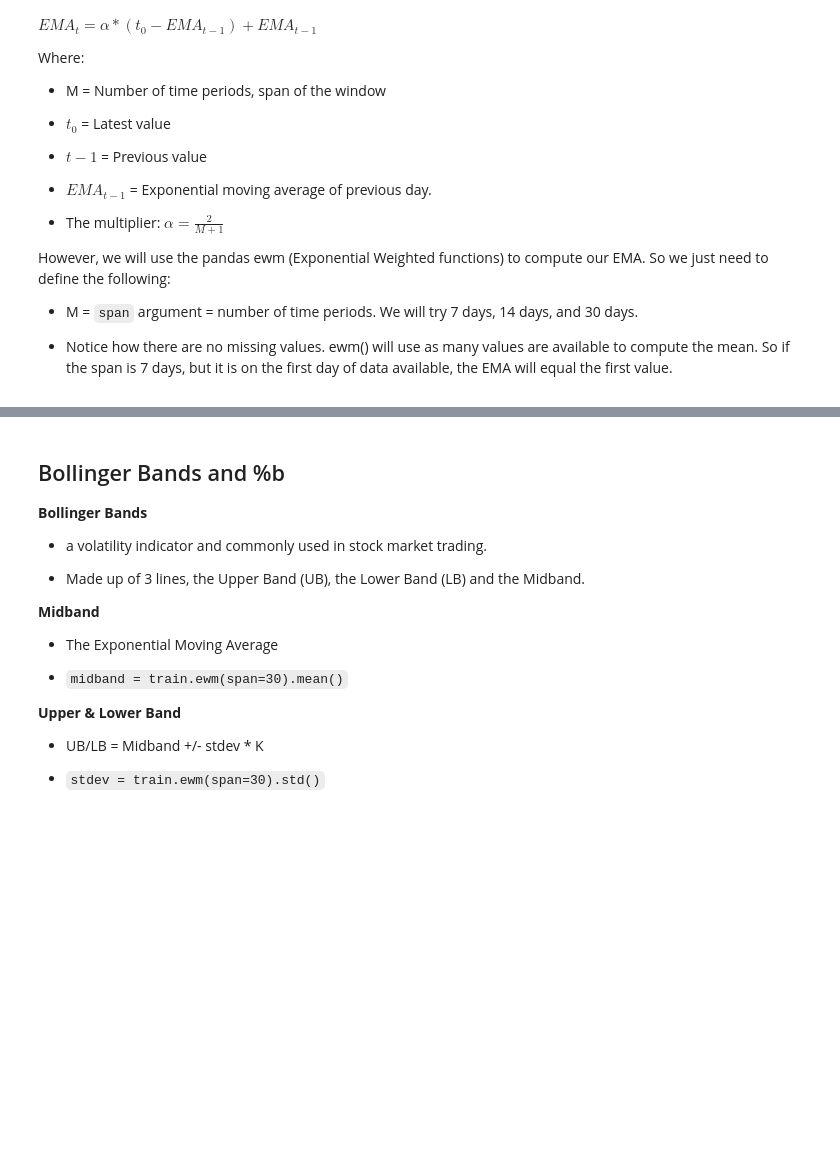
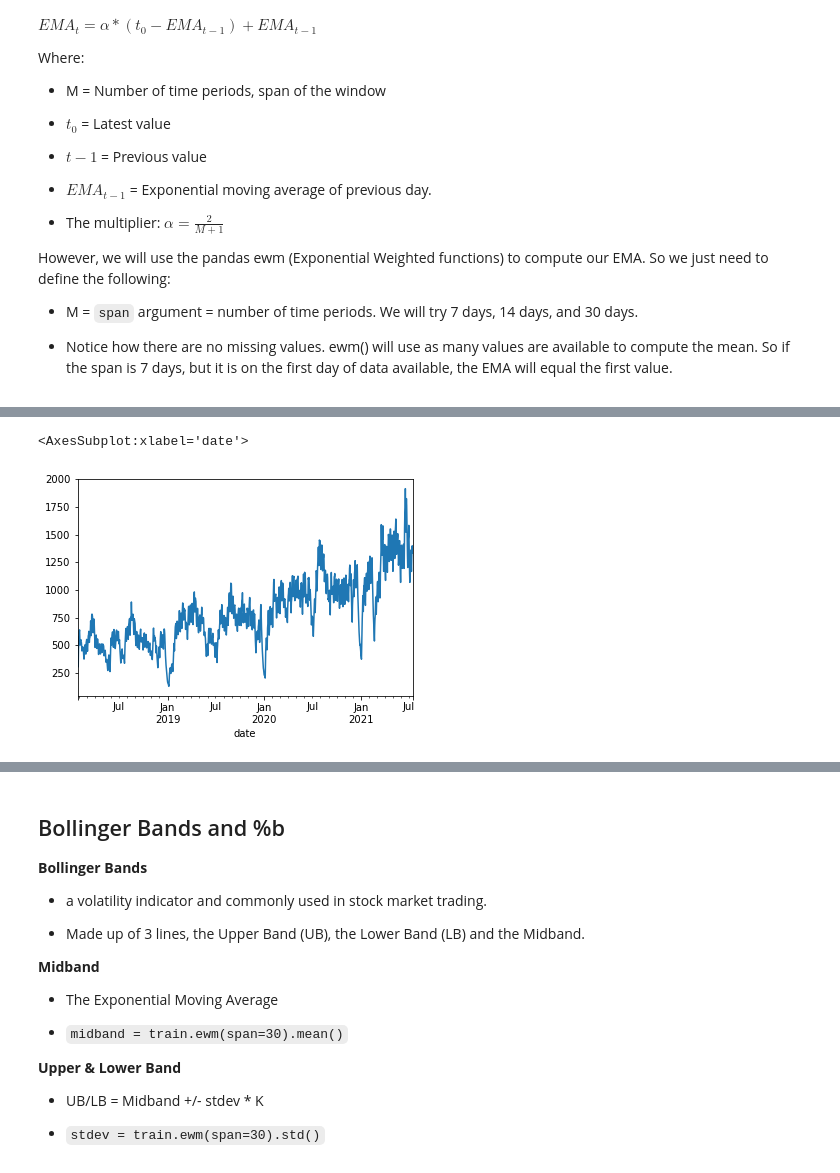
Before and after one commit to Tyler-Applegate/anomoly-detection-exercises, a Jupyter notebook: TS-anomaly-detector_lesson.ipynb, the cells around one changed output, grey strips where cells are left out. Cells and saved outputs as stored; diff of their text form; code cells hidden in the pictures; blank space fills up the shorter version.

```diff
--- a/TS-anomaly-detector_lesson.ipynb
+++ b/TS-anomaly-detector_lesson.ipynb
@@ -107,5 +122,9 @@ ema_7d =
 # %%
 # 14 days EMA
-ema_14d =
+ema_14d = pages.ewm(span = 14).mean()
+ema_14d.plot()
+# %% [output]
+<AxesSubplot:xlabel='date'>
+[figure, added]
 # %%
 # 30 days EMA
```
Also changed, not shown: parts of 18 cells of this notebook, 3 other files.
